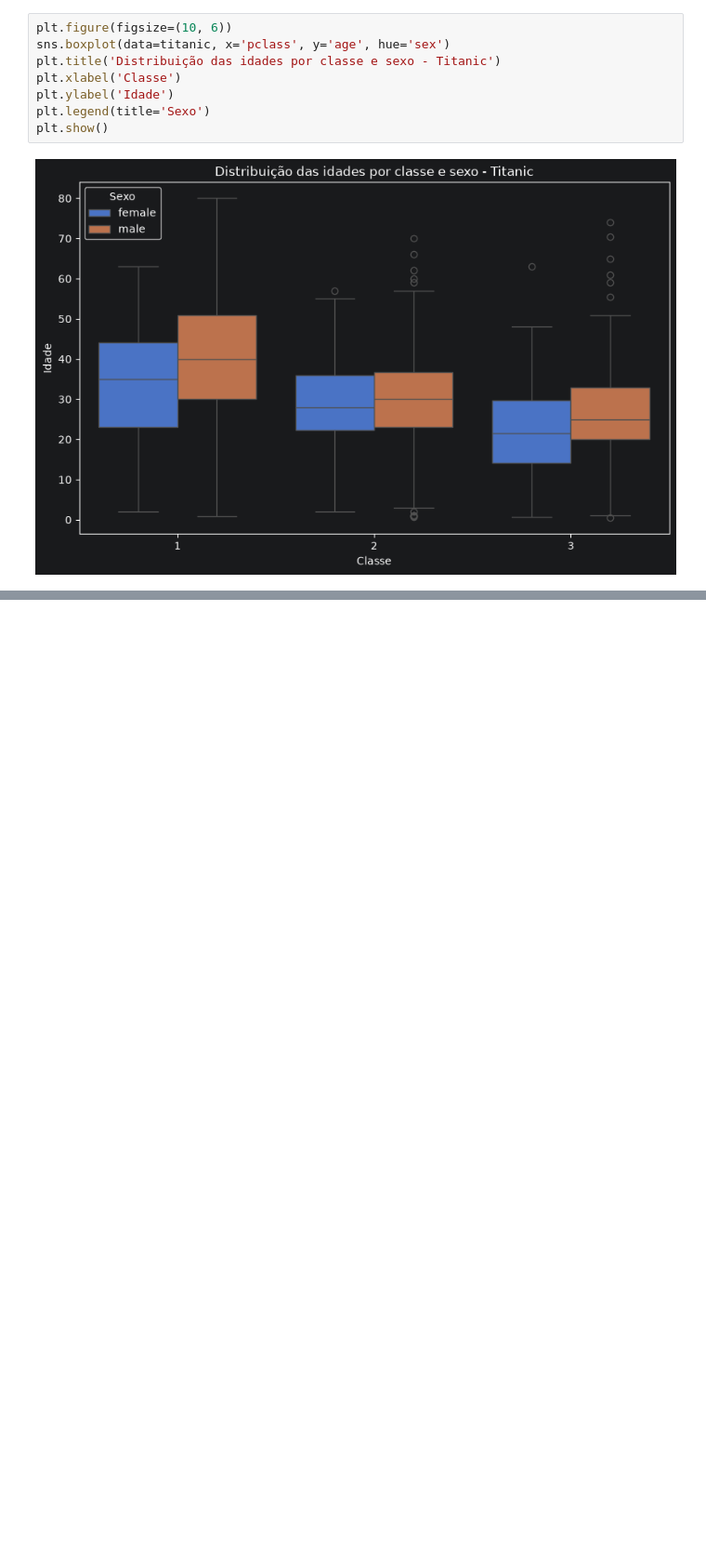
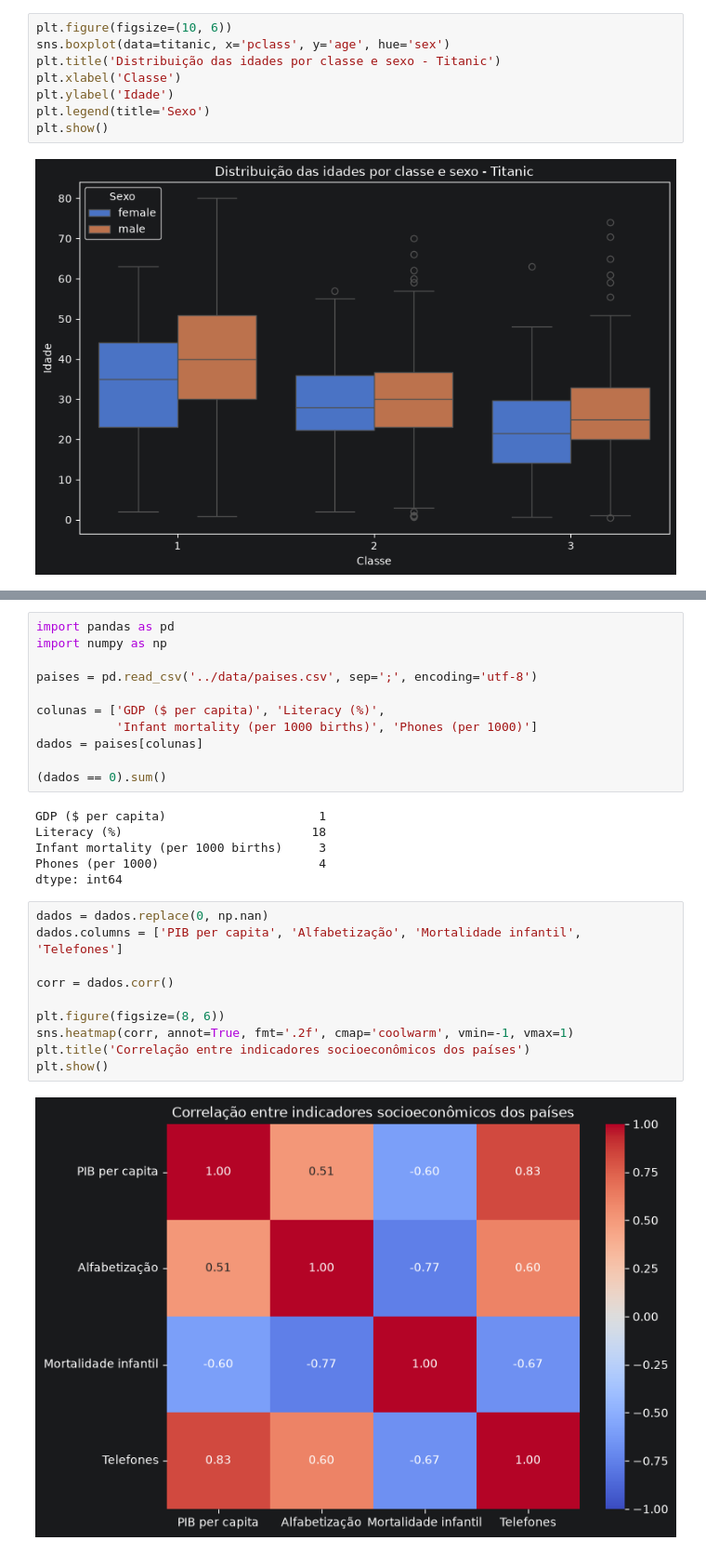
Before and after one commit to caiosemblano/C11-Data-Science, a Jupyter notebook: exercicicosComNota/exercicio9.ipynb, the cells around one changed output, grey strips where cells are left out. Shown at 93% size. Drawn from its saved outputs; the diff is of its cells as text; blank space fills up the shorter version.

```diff
--- a/exercicicosComNota/exercicio9.ipynb
+++ b/exercicicosComNota/exercicio9.ipynb
@@ -62,0 +100,29 @@ plt.show()
+# %%
+import pandas as pd
+import numpy as np
+
+paises = pd.read_csv('../data/paises.csv', sep=';', encoding='utf-8')
+
+colunas = ['GDP ($ per capita)', 'Literacy (%)',
+           'Infant mortality (per 1000 births)', 'Phones (per 1000)']
+dados = paises[colunas]
+
+(dados == 0).sum()
+# %% [output]
+GDP ($ per capita)                     1
+Literacy (%)                          18
+Infant mortality (per 1000 births)     3
+Phones (per 1000)                      4
+dtype: int64
+# %%
+dados = dados.replace(0, np.nan)
+dados.columns = ['PIB per capita', 'Alfabetização', 'Mortalidade infantil', 'Telefones']
+
+corr = dados.corr()
+
+plt.figure(figsize=(8, 6))
+sns.heatmap(corr, annot=True, fmt='.2f', cmap='coolwarm', vmin=-1, vmax=1)
+plt.title('Correlação entre indicadores socioeconômicos dos países')
+plt.show()
+# %% [output]
+[figure, added]
```
Also changed, not shown: parts of 6 cells of this notebook.
